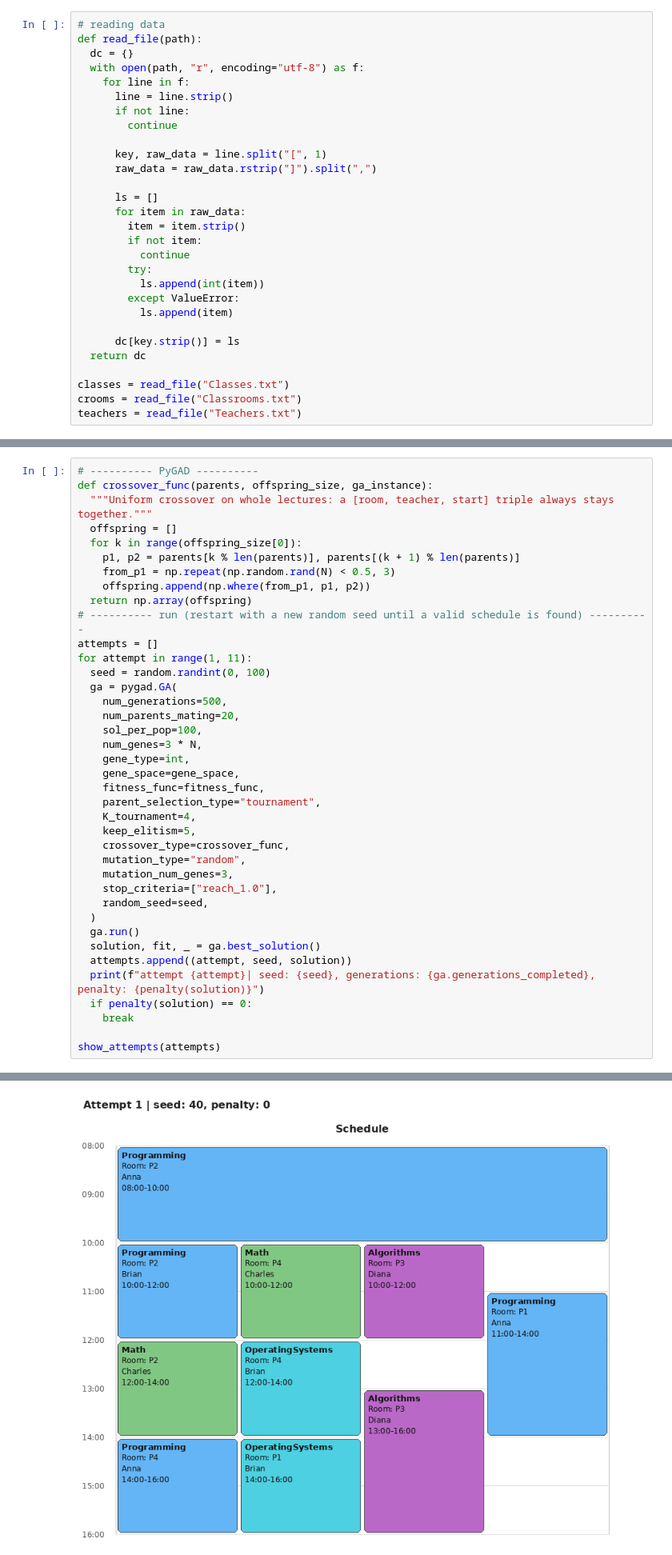
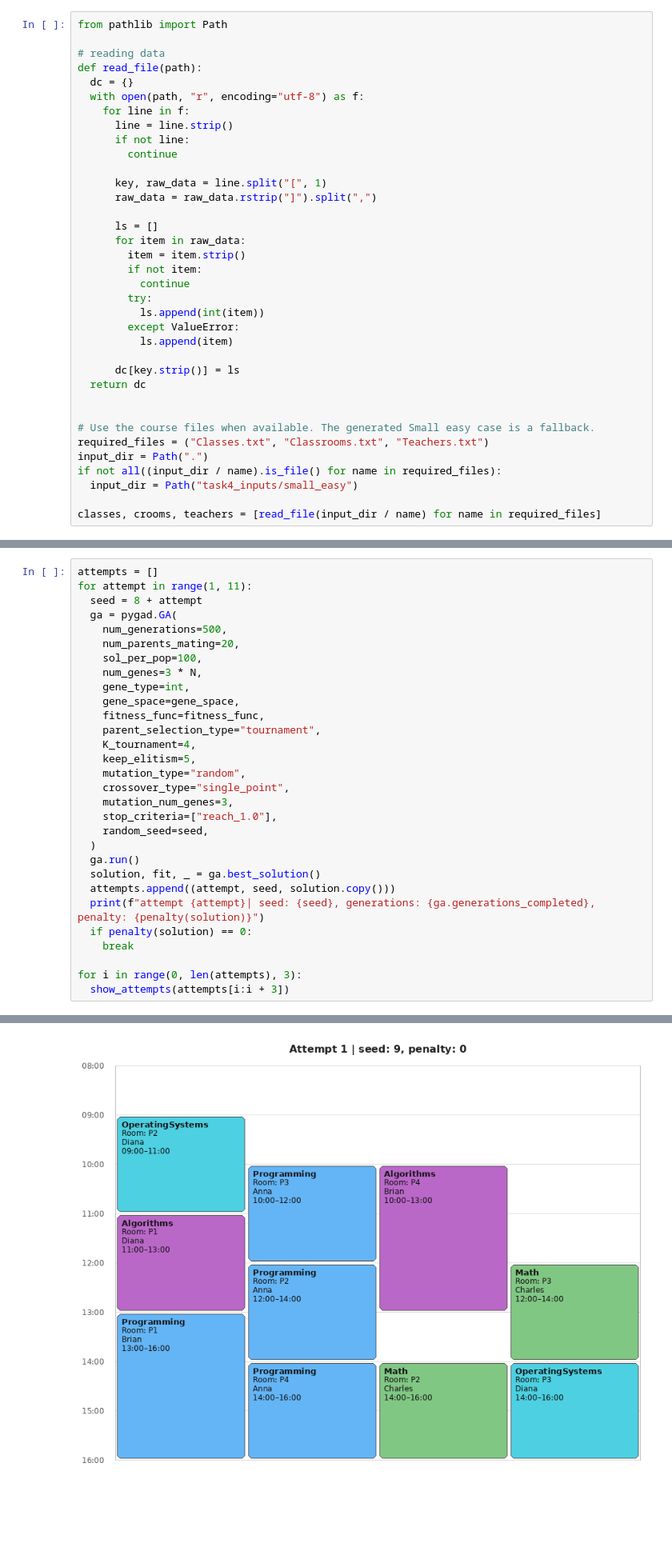
Before and after one commit to bor-ko/Intelligent-Systems-Seminar1, a Jupyter notebook: sem1.ipynb, the cells around one changed output, grey strips where cells are left out. Shown at 80% size. Cells and saved outputs as stored; diff of their text form; blank space fills up the shorter version.

Commit message:
revision and task 3 & 4

```diff
--- a/sem1.ipynb
+++ b/sem1.ipynb
@@ -7,6 +11,8 @@ import numpy as np
 import pygad
 import random
 # %%
+from pathlib import Path
+
 # reading data
 def read_file(path):
   dc = {}
@@ -32,9 +38,14 @@ def read_file(path):
       dc[key.strip()] = ls
   return dc
 
-classes = read_file("Classes.txt")
-crooms = read_file("Classrooms.txt")
-teachers = read_file("Teachers.txt")
+
+# Use the course files when available. The generated Small easy case is a fallback.
+required_files = ("Classes.txt", "Classrooms.txt", "Teachers.txt")
+input_dir = Path(".")
+if not all((input_dir / name).is_file() for name in required_files):
+  input_dir = Path("task4_inputs/small_easy")
+
+classes, crooms, teachers = [read_file(input_dir / name) for name in required_files]
 # %% [markdown]
 ## Task 1
 ### Gene structure
@@ -265,17 +295,7 @@ def fitness_func(ga_instance, solution, solution_idx):
 # %%
-# ---------- PyGAD ----------
-def crossover_func(parents, offspring_size, ga_instance):
-  """Uniform crossover on whole lectures: a [room, teacher, start] triple always stays together."""
-  offspring = []
-  for k in range(offspring_size[0]):
-    p1, p2 = parents[k % len(parents)], parents[(k + 1) % len(parents)]
-    from_p1 = np.repeat(np.random.rand(N) < 0.5, 3)
-    offspring.append(np.where(from_p1, p1, p2))
-  return np.array(offspring)
-# ---------- run (restart with a new random seed until a valid schedule is found) ----------
 attempts = []
 for attempt in range(1, 11):
-  seed = random.randint(0, 100)
+  seed = 8 + attempt
   ga = pygad.GA(
     num_generations=500,
     num_parents_mating=20,
@@ -287,18 +307,19 @@ for attempt in range(1, 11):
     parent_selection_type="tournament",
     K_tournament=4,
     keep_elitism=5,
-    crossover_type=crossover_func,
     mutation_type="random",
+    crossover_type="single_point",
     mutation_num_genes=3,
     stop_criteria=["reach_1.0"],
     random_seed=seed,
   )
   ga.run()
   solution, fit, _ = ga.best_solution()
-  attempts.append((attempt, seed, solution))
+  attempts.append((attempt, seed, solution.copy()))
   print(f"attempt {attempt}| seed: {seed}, generations: {ga.generations_completed}, penalty: {penalty(solution)}")
   if penalty(solution) == 0:
     break
 
-show_attempts(attempts)
+for i in range(0, len(attempts), 3):
+  show_attempts(attempts[i:i + 3])
 # %% [output]
@@ -306,4 +327,4 @@ attempt 1| seed: 40, generations: 357, penalty: 0
-[figure, old version]
+[figure, new version]
 # %% [markdown]
 ## Task 2
 
```
Also changed, not shown: parts of 27 cells of this notebook, 20 other files.
